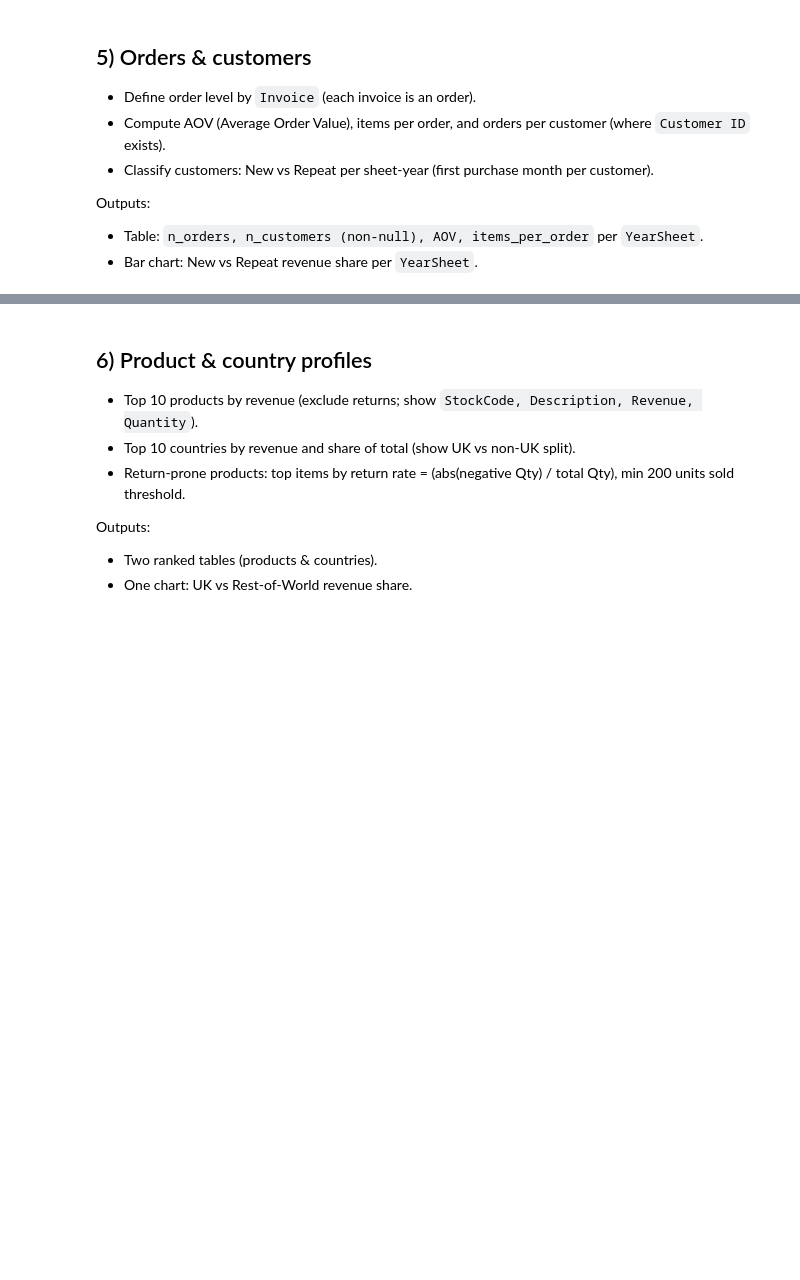
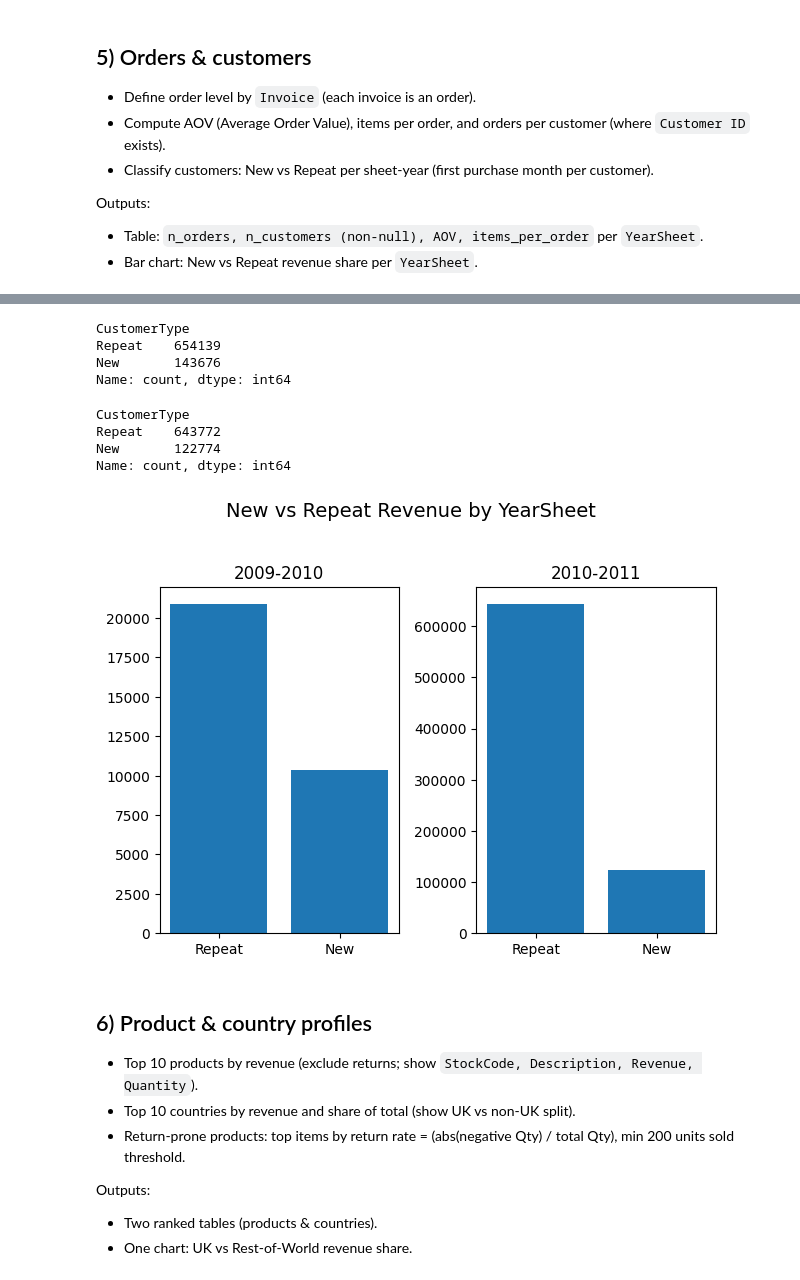
Before and after one commit to jjelleazarr/retail_eda_pair_Braga_Elleazar_Mateo_Suacito, a Jupyter notebook: notebooks/Retail-EDA.ipynb, the cells around one changed output, grey strips where cells are left out. Drawn from its saved outputs; the diff is of its cells as text; code cells hidden in the pictures; blank space fills up the shorter version.

```diff
--- a/notebooks/Retail-EDA.ipynb
+++ b/notebooks/Retail-EDA.ipynb
@@ -28,10 +28,11 @@
 # %%
 import pandas as pd
 import numpy as np
+import matplotlib.pyplot as plt
 
 # Load csv dataset
-data1 = pd.read_csv('/Users/jjelleazarr/Documents/GitHub/Data-Visualization-and-Analytics/retail_eda_pair_Braga_Elleazar_Mateo_Suacito/notebooks/online_retail_II.xlsx - Year 2009-2010.csv')
-data2 = pd.read_csv('/Users/jjelleazarr/Documents/GitHub/Data-Visualization-and-Analytics/retail_eda_pair_Braga_Elleazar_Mateo_Suacito/notebooks/online_retail_II.xlsx - Year 2010-2011.csv')
+data1 = pd.read_csv('online_retail_II.xlsx - Year 2009-2010.csv')
+data2 = pd.read_csv('online_retail_II.xlsx - Year 2010-2011.csv')
 # Note: Adjust the file paths on your system as needed
 
 # Concatenate datasets
@@ -162,0 +252,19 @@ Outputs:
+# %%
+# Get classify 'New' and 'Repeat'
+first_purchase = (
+    data.dropna(subset=['Customer ID'])
+    .groupby('Customer ID')['Invoice']
+    .min()
+    .reset_index()
+    .rename(columns={'Invoice': 'FirstInvoice'})
+)
+
+# Attach to orders
+data = data.merge(first_purchase, on='Customer ID', how='left')
+
+# Customer type per YearSheet
+data['CustomerType'] = np.where(
+    data['Invoice'] == data['FirstInvoice'],
+    'New',
+    'Repeat'
+)
@@ -163,3 +280,39 @@ Outputs:
+# %%
+data['CustomerType'].value_counts()
+# %% [output]
+CustomerType
+Repeat    654139
+New       143676
+Name: count, dtype: int64
+# %%
+y1 = data[(data['YearSheet'] == '2009-2010')]['CustomerType'].value_counts()
+y2 = data[(data['YearSheet'] == '2010-2011')]['CustomerType'].value_counts()
+# %%
+y2
+# %% [output]
+CustomerType
+Repeat    643772
+New       122774
+Name: count, dtype: int64
+# %%
+import warnings
+warnings.filterwarnings("ignore")
+
+labels = ['Repeat', 'New']
+
+fig, ax = plt.subplots(1, 2)
+
+ax[0].set_title('2009-2010')
+ax[0].bar(x=labels, height=y1)
+
+ax[1].set_title('2010-2011')
+ax[1].bar(x=labels, height=y2);
+
+fig.suptitle('New vs Repeat Revenue by YearSheet', fontsize=14)
+plt.tight_layout(rect=[0, 0, 1, 0.95])  # leave room for suptitle
+plt.show()
+# %% [output]
+[figure, added]
 # %% [markdown]
 ## 6) Product & country profiles
 - Top 10 products by revenue (exclude returns; show ``StockCode, Description, Revenue, Quantity``).
```
Also changed, not shown: parts of 11 cells of this notebook.
